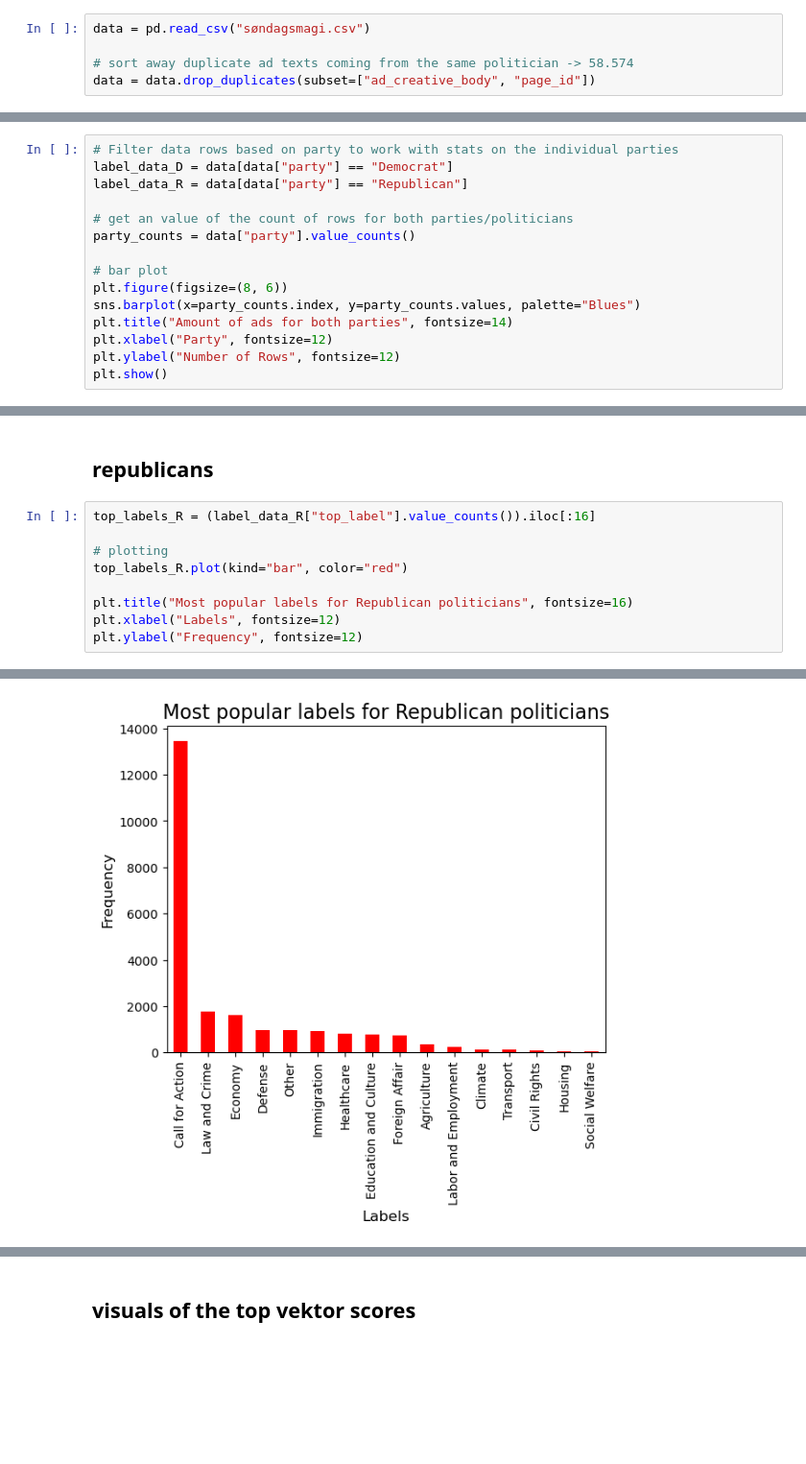
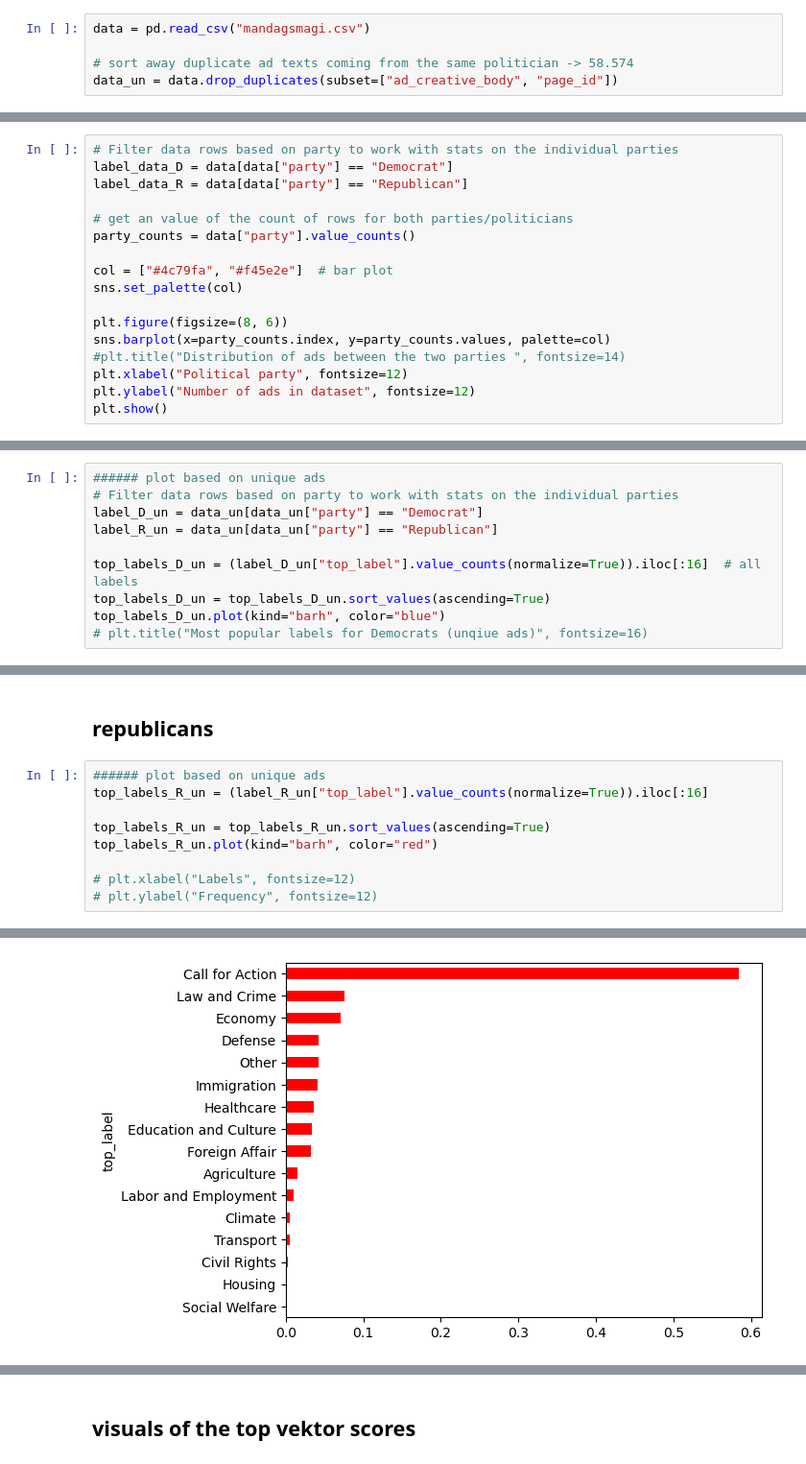
Before and after one commit to sofiepalmus/Thesis, a Jupyter notebook: DeBERTa_visuals.ipynb, the cells around one changed output, grey strips where cells are left out. Shown at 96% size. Cells and saved outputs as stored; diff of their text form; blank space fills up the shorter version.

```diff
--- a/DeBERTa_visuals.ipynb
+++ b/DeBERTa_visuals.ipynb
@@ -6,7 +7,7 @@ import ast
 # %% [markdown]
 ## visuals + stats of top labels
 # %%
-data = pd.read_csv("søndagsmagi.csv")
+data = pd.read_csv("mandagsmagi.csv")
 
 # sort away duplicate ad texts coming from the same politician -> 58.574
-data = data.drop_duplicates(subset=["ad_creative_body", "page_id"])
+data_un = data.drop_duplicates(subset=["ad_creative_body", "page_id"])
@@ -67,12 +97,14 @@ label_data_R = data[data["party"] == "Republican"]
 # get an value of the count of rows for both parties/politicians
 party_counts = data["party"].value_counts()
 
-# bar plot
+col = ["#4c79fa", "#f45e2e"]  # bar plot
+sns.set_palette(col)
+
 plt.figure(figsize=(8, 6))
-sns.barplot(x=party_counts.index, y=party_counts.values, palette="Blues")
-plt.title("Amount of ads for both parties", fontsize=14)
-plt.xlabel("Party", fontsize=12)
-plt.ylabel("Number of Rows", fontsize=12)
+sns.barplot(x=party_counts.index, y=party_counts.values, palette=col)
+#plt.title("Distribution of ads between the two parties ", fontsize=14)
+plt.xlabel("Political party", fontsize=12)
+plt.ylabel("Number of ads in dataset", fontsize=12)
 plt.show()
 # %% [output]
 Passing `palette` without assigning `hue` is deprecated and will be removed in v0.14.0. Assign the `x` variable to `hue` and set `legend=False` for the same effect.
@@ -94,0 +116,10 @@ Text(0, 0.5, 'Frequency')
+# %%
+###### plot based on unique ads
+# Filter data rows based on party to work with stats on the individual parties
+label_D_un = data_un[data_un["party"] == "Democrat"]
+label_R_un = data_un[data_un["party"] == "Republican"]
+
+top_labels_D_un = (label_D_un["top_label"].value_counts(normalize=True)).iloc[:16]  # all labels
+top_labels_D_un = top_labels_D_un.sort_values(ascending=True)
+top_labels_D_un.plot(kind="barh", color="blue")
+# plt.title("Most popular labels for Democrats (unqiue ads)", fontsize=16)
@@ -126,12 +179,12 @@ Housing: 130 ads (0.37%)
 # %% [markdown]
 ## republicans
 # %%
-top_labels_R = (label_data_R["top_label"].value_counts()).iloc[:16]
+###### plot based on unique ads
+top_labels_R_un = (label_R_un["top_label"].value_counts(normalize=True)).iloc[:16]
 
-# plotting
-top_labels_R.plot(kind="bar", color="red")
+top_labels_R_un = top_labels_R_un.sort_values(ascending=True)
+top_labels_R_un.plot(kind="barh", color="red")
 
-plt.title("Most popular labels for Republican politicians", fontsize=16)
-plt.xlabel("Labels", fontsize=12)
-plt.ylabel("Frequency", fontsize=12)
+# plt.xlabel("Labels", fontsize=12)
+# plt.ylabel("Frequency", fontsize=12)
 # %% [output]
@@ -139,2 +192,2 @@ Text(0, 0.5, 'Frequency')
-[figure, old version]
+[figure, new version]
 # %%
```
Also changed, not shown: parts of 35 cells of this notebook, 2 other files.
